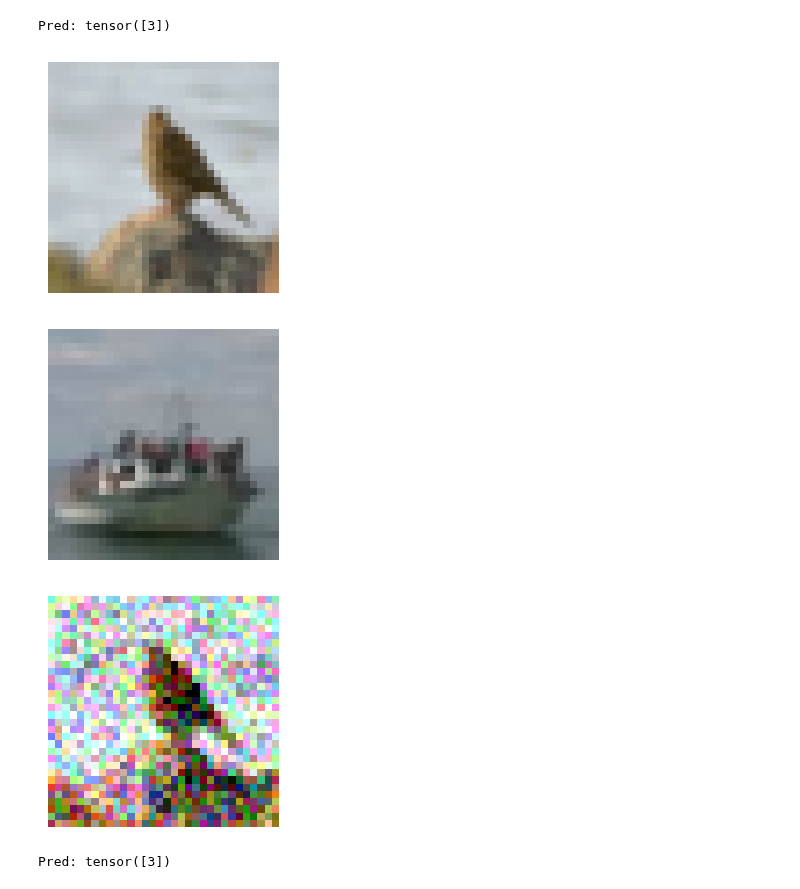
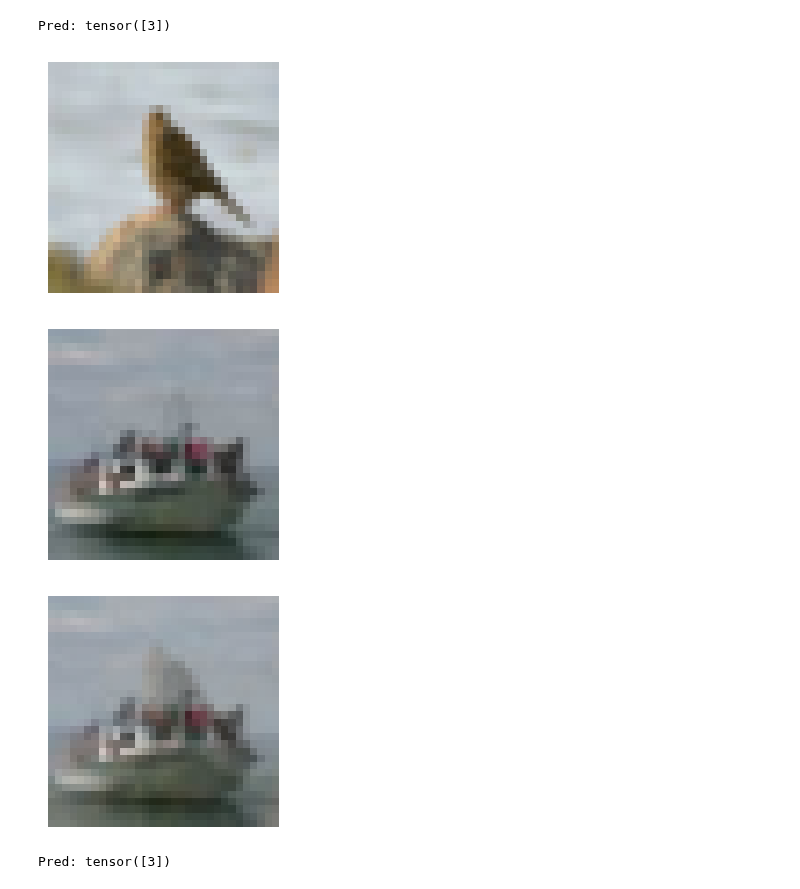
Before and after one commit to changx03/baard, a Jupyter notebook: examples/whitebox_cifar10.ipynb, the cells around one changed output. Drawn from its saved outputs; the diff is of its cells as text; code cells hidden in the pictures.

```diff
--- a/examples/whitebox_cifar10.ipynb
+++ b/examples/whitebox_cifar10.ipynb
@@ -131,22 +131,22 @@ Pred: tensor([3])
 # %%
 # Try large Eps
 X_adv = targeted_whitebox_pgd(
     model,
     X_clean[0].unsqueeze(0),
     X_target[idx_nearest].unsqueeze(0),
     eps=10.,
     eps_iter=0.05,
-    nb_iter=100,
+    nb_iter=500,
     norm=2,
     early_stop=False,
     c=100,
 )
 utils.show_img(X_clean[0])
 utils.show_img(X_target[idx_nearest])
 utils.show_img(X_adv[0])
 print('Pred:', torch.argmax(model(X_adv), 1))
 # %% [output]
 [figure]
 [figure]
-[figure, old version]
+[figure, new version]
 Pred: tensor([3])
```
Also changed, not shown: parts of 2 cells of this notebook, 4 other files.
